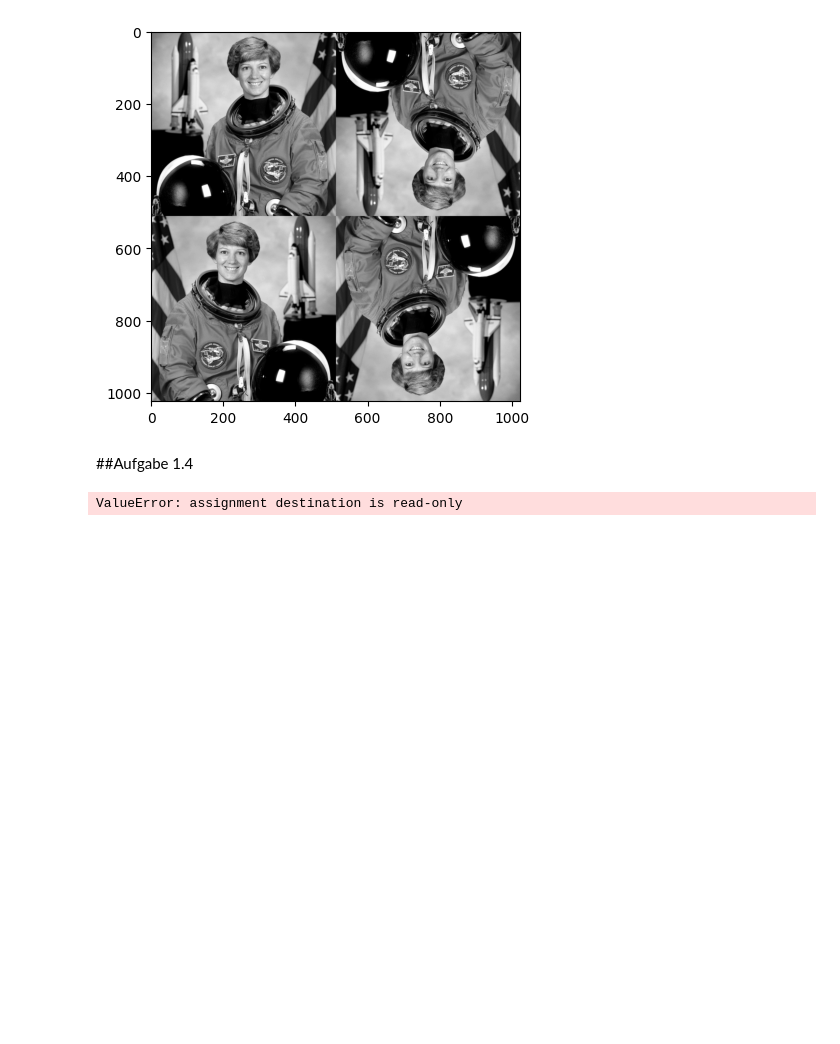
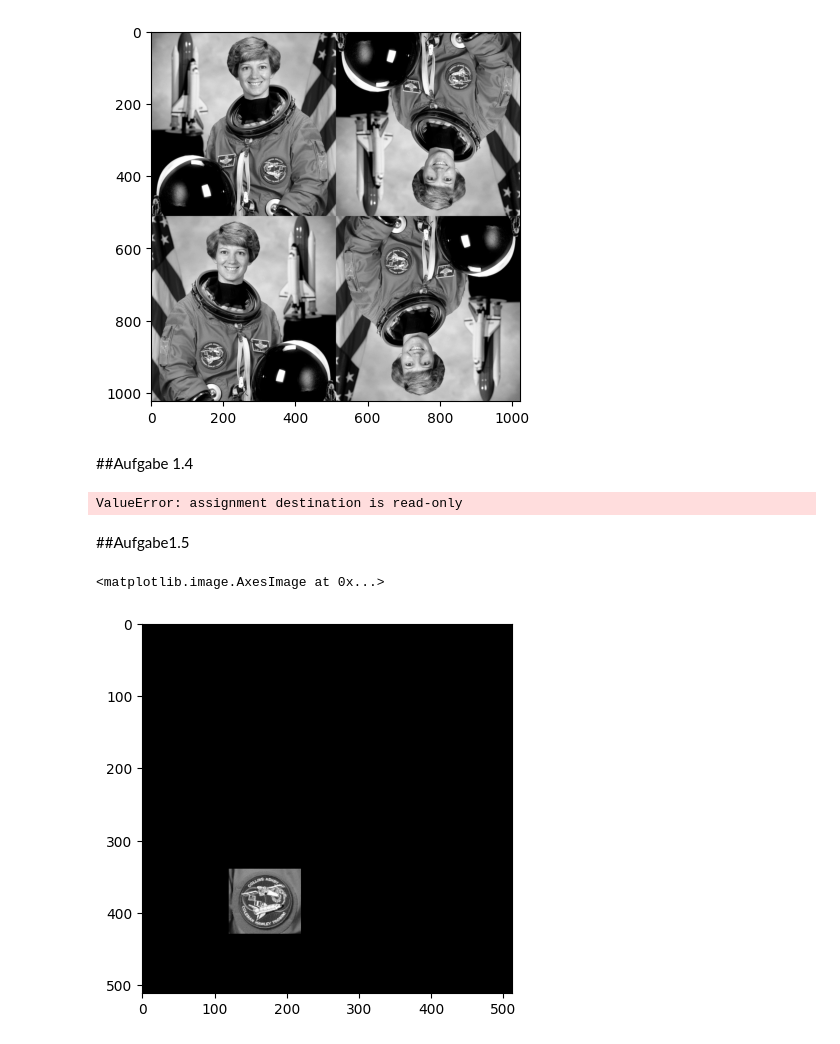
Before and after one commit to Mynna/bv23-wk02, a Jupyter notebook: Blatt02_Aufg01.ipynb, the cells around one changed output. Drawn from its saved outputs; the diff is of its cells as text; code cells hidden in the pictures; blank space fills up the shorter version.

```diff
--- a/Blatt02_Aufg01.ipynb
+++ b/Blatt02_Aufg01.ipynb
@@ -70,7 +74,17 @@ plt.imshow(new_img,cmap="gray",vmin=0,vmax=255)
 ##Aufgabe 1.4
 # %%
 brosche= img[340:430,120:220]
-img[0:10,0:10] =0 #"ein Pixel" auf schwarz;#ValueError: assignment destination is read-only
+brosche[0:10,0:10] =0 #"ein Pixel" auf schwarz;#ValueError: assignment destination is read-only
 plt.imshow(img,cmap="gray",vmin=0,vmax=255)
 # %% [output]
 ValueError: assignment destination is read-only
+# %% [markdown]
+##Aufgabe1.5
+# %%
+mask=np.zeros(img.shape)
+mask[340:430,120:220]=1
+maskedImg= img*mask
+plt.imshow(maskedImg,cmap="gray",vmin=0,vmax=255)
+# %% [output]
+<matplotlib.image.AxesImage at 0x...>
+[figure, added]
```
Also changed, not shown: parts of 1 cell of this notebook.
